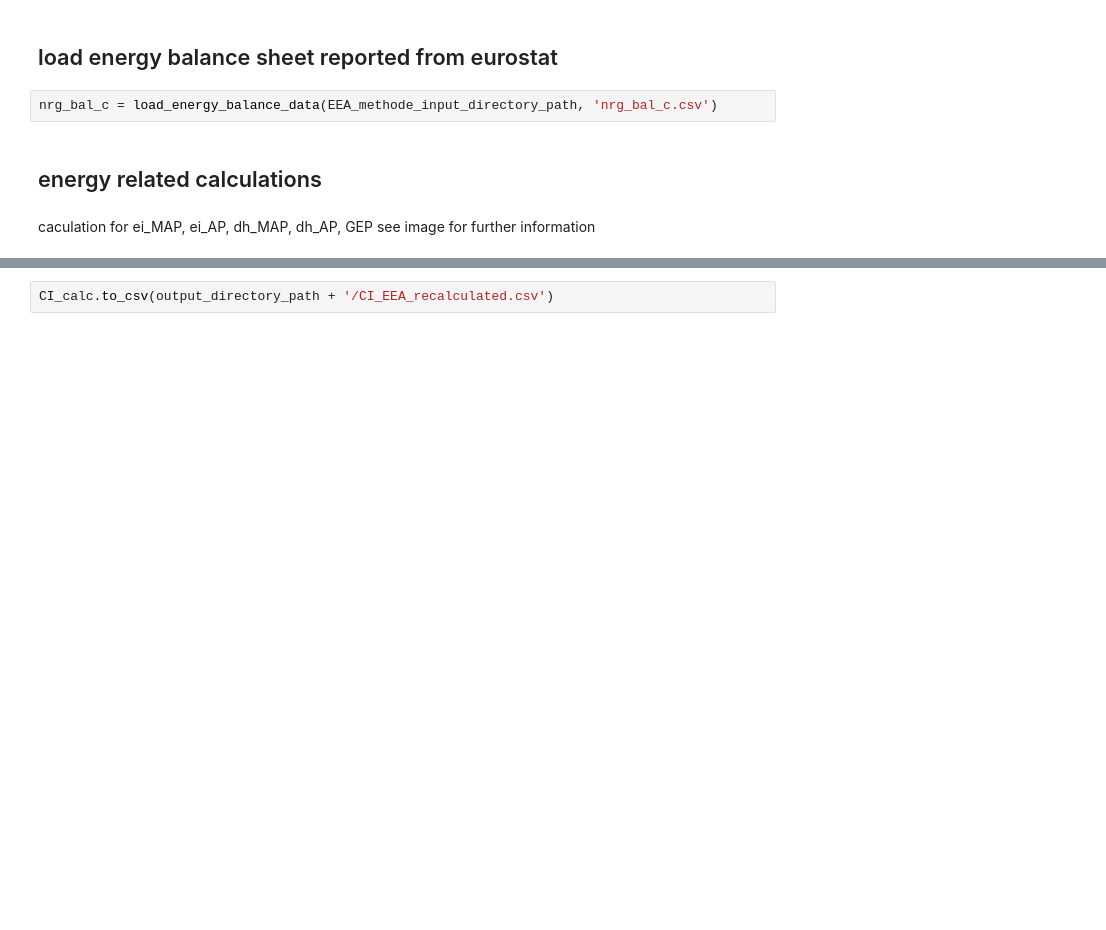
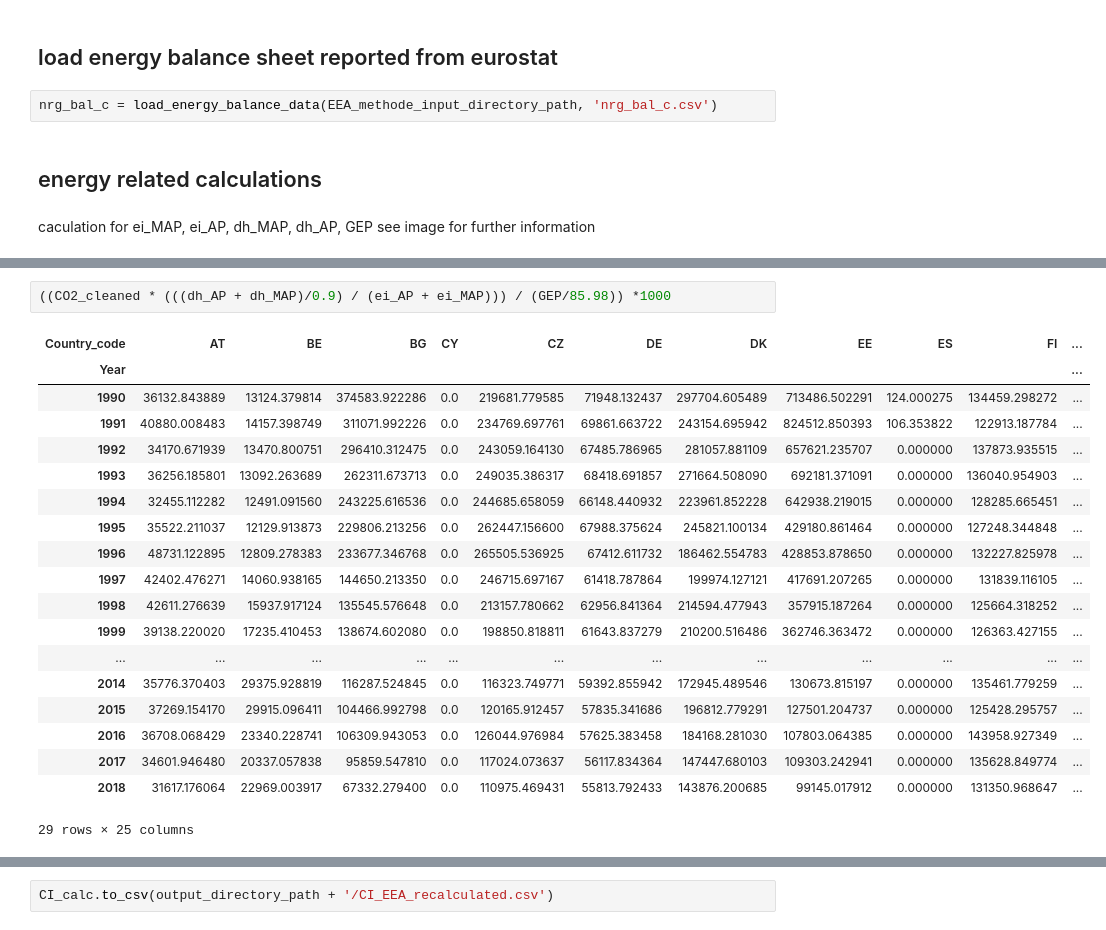
Before and after one commit to INATECH-CIG/CO2_emissions_factors, a Jupyter notebook: CO2 calculation according to EEA.ipynb, the cells around one changed output, grey strips where cells are left out. Cells and saved outputs as stored; diff of their text form; blank space fills up the shorter version.

```diff
--- a/CO2 calculation according to EEA.ipynb
+++ b/CO2 calculation according to EEA.ipynb
@@ -320,2 +374,24 @@ CI_calc = (CO2_cleaned/ei_MAP*(ei_AP + ei_MAP - (dh_AP + dh_MAP)/0.9))\
+# %%
+((CO2_cleaned * (((dh_AP + dh_MAP)/0.9) / (ei_AP + ei_MAP))) / (GEP/85.98)) *1000
+# %% [output]
+| Country_code | AT | BE | BG | CY | CZ | DE | DK | EE | ES | FI | ... |
+| Year |  |  |  |  |  |  |  |  |  |  | ... |
+| 1990 | 36132.843889 | 13124.379814 | 374583.922286 | 0.0 | 219681.779585 | 71948.132437 | 297704.605489 | 713486.502291 | 124.000275 | 134459.298272 | ... |
+| 1991 | 40880.008483 | 14157.398749 | 311071.992226 | 0.0 | 234769.697761 | 69861.663722 | 243154.695942 | 824512.850393 | 106.353822 | 122913.187784 | ... |
+| 1992 | 34170.671939 | 13470.800751 | 296410.312475 | 0.0 | 243059.164130 | 67485.786965 | 281057.881109 | 657621.235707 | 0.000000 | 137873.935515 | ... |
+| 1993 | 36256.185801 | 13092.263689 | 262311.673713 | 0.0 | 249035.386317 | 68418.691857 | 271664.508090 | 692181.371091 | 0.000000 | 136040.954903 | ... |
+| 1994 | 32455.112282 | 12491.091560 | 243225.616536 | 0.0 | 244685.658059 | 66148.440932 | 223961.852228 | 642938.219015 | 0.000000 | 128285.665451 | ... |
+| 1995 | 35522.211037 | 12129.913873 | 229806.213256 | 0.0 | 262447.156600 | 67988.375624 | 245821.100134 | 429180.861464 | 0.000000 | 127248.344848 | ... |
+| 1996 | 48731.122895 | 12809.278383 | 233677.346768 | 0.0 | 265505.536925 | 67412.611732 | 186462.554783 | 428853.878650 | 0.000000 | 132227.825978 | ... |
+| 1997 | 42402.476271 | 14060.938165 | 144650.213350 | 0.0 | 246715.697167 | 61418.787864 | 199974.127121 | 417691.207265 | 0.000000 | 131839.116105 | ... |
+| 1998 | 42611.276639 | 15937.917124 | 135545.576648 | 0.0 | 213157.780662 | 62956.841364 | 214594.477943 | 357915.187264 | 0.000000 | 125664.318252 | ... |
+| 1999 | 39138.220020 | 17235.410453 | 138674.602080 | 0.0 | 198850.818811 | 61643.837279 | 210200.516486 | 362746.363472 | 0.000000 | 126363.427155 | ... |
+| ... | ... | ... | ... | ... | ... | ... | ... | ... | ... | ... | ... |
+| 2014 | 35776.370403 | 29375.928819 | 116287.524845 | 0.0 | 116323.749771 | 59392.855942 | 172945.489546 | 130673.815197 | 0.000000 | 135461.779259 | ... |
+| 2015 | 37269.154170 | 29915.096411 | 104466.992798 | 0.0 | 120165.912457 | 57835.341686 | 196812.779291 | 127501.204737 | 0.000000 | 125428.295757 | ... |
+| 2016 | 36708.068429 | 23340.228741 | 106309.943053 | 0.0 | 126044.976984 | 57625.383458 | 184168.281030 | 107803.064385 | 0.000000 | 143958.927349 | ... |
+| 2017 | 34601.946480 | 20337.057838 | 95859.547810 | 0.0 | 117024.073637 | 56117.834364 | 147447.680103 | 109303.242941 | 0.000000 | 135628.849774 | ... |
+| 2018 | 31617.176064 | 22969.003917 | 67332.279400 | 0.0 | 110975.469431 | 55813.792433 | 143876.200685 | 99145.017912 | 0.000000 | 131350.968647 | ... |
+29 rows × 25 columns
 # %%
 CI_calc
```
Also changed, not shown: parts of 22 cells of this notebook.
